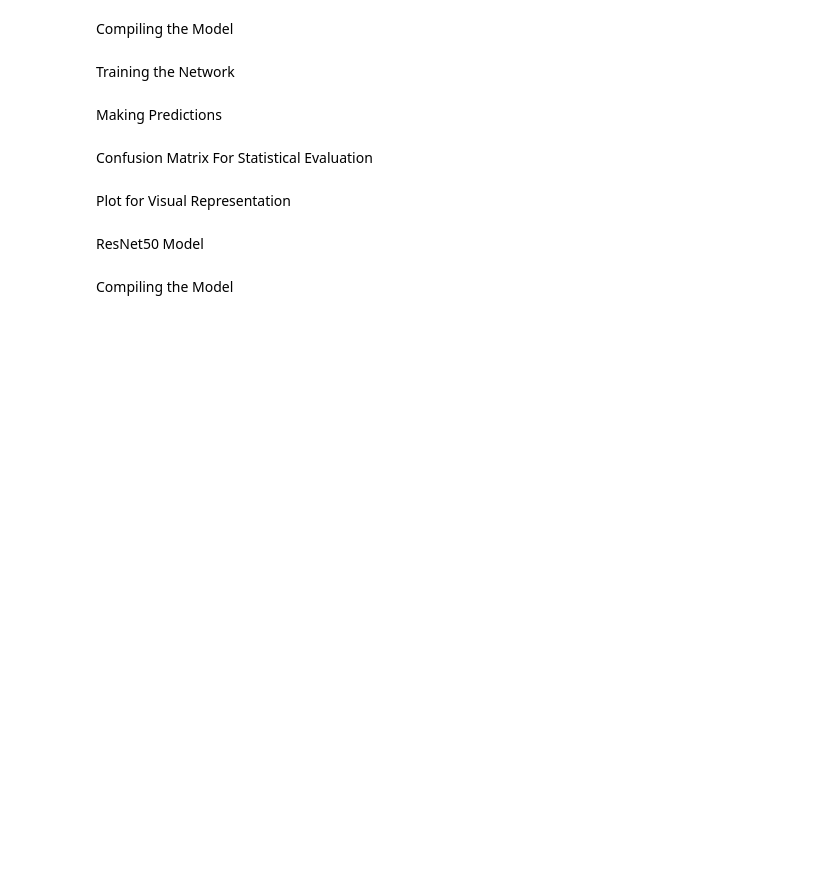
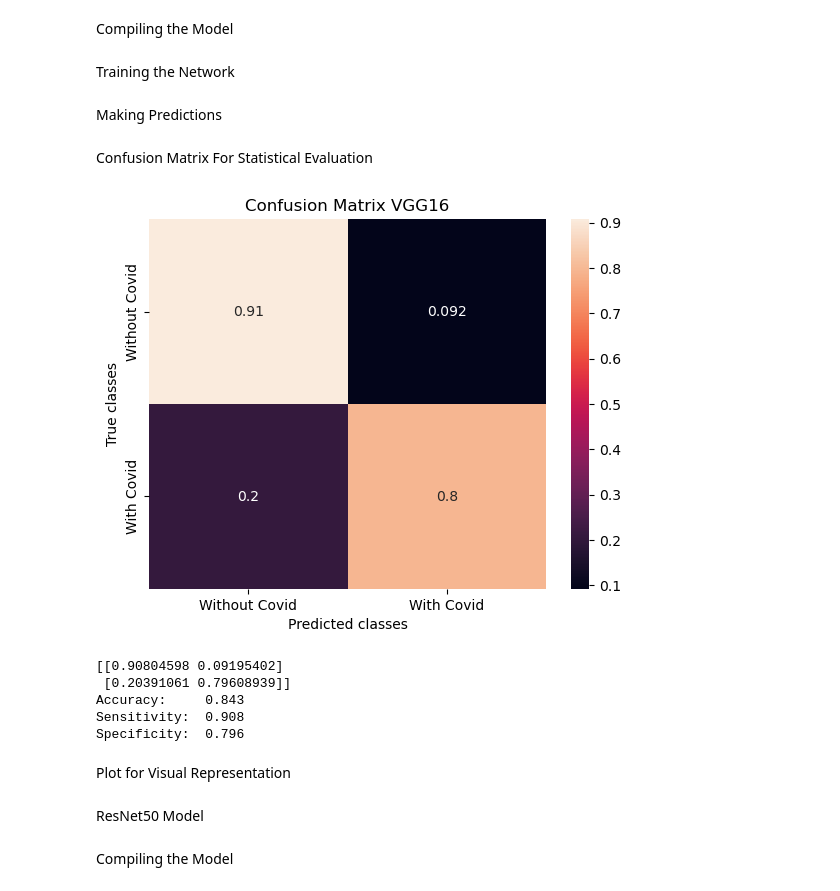
Before and after one commit to Lyfae/AAI-501-Intro-to-AI, a Jupyter notebook: VGG16/vgg16.ipynb, the cells around one changed output. Cells and saved outputs as stored; diff of their text form; code cells hidden in the pictures; blank space fills up the shorter version.

Commit message:
Confusion Matrix

```diff
--- a/VGG16/vgg16.ipynb
+++ b/VGG16/vgg16.ipynb
@@ -237,3 +232,25 @@ print("Specificity: ", round(specificity,3))
+# %%
+# plot confusion matrix
+confusionMatrix = confusion_matrix(testY.argmax(axis=1),predict, normalize = 'true')
+sns.heatmap(confusionMatrix, annot=True)
+plt.title('Confusion Matrix VGG16')
+plt.ylabel('True classes')
+plt.xlabel('Predicted classes')
+plt.xticks([0.5, 1.5], ['Without Covid', 'With Covid'])
+plt.yticks([0.5, 1.5], ['Without Covid', 'With Covid'])
+plt.show()
+
+# display the output
+print("Accuracy:    ", round(accuracy,3))
+print("Sensitivity: ", round(sensitivity,3))
+print("Specificity: ", round(specificity,3))
+# %% [output]
+[figure, added]
+[[0.90804598 0.09195402]
+ [0.20391061 0.79608939]]
+Accuracy:     0.843
+Sensitivity:  0.908
+Specificity:  0.796
 # %% [markdown]
 Plot for Visual Representation
 # %%
```
Also changed, not shown: parts of 4 cells of this notebook.
